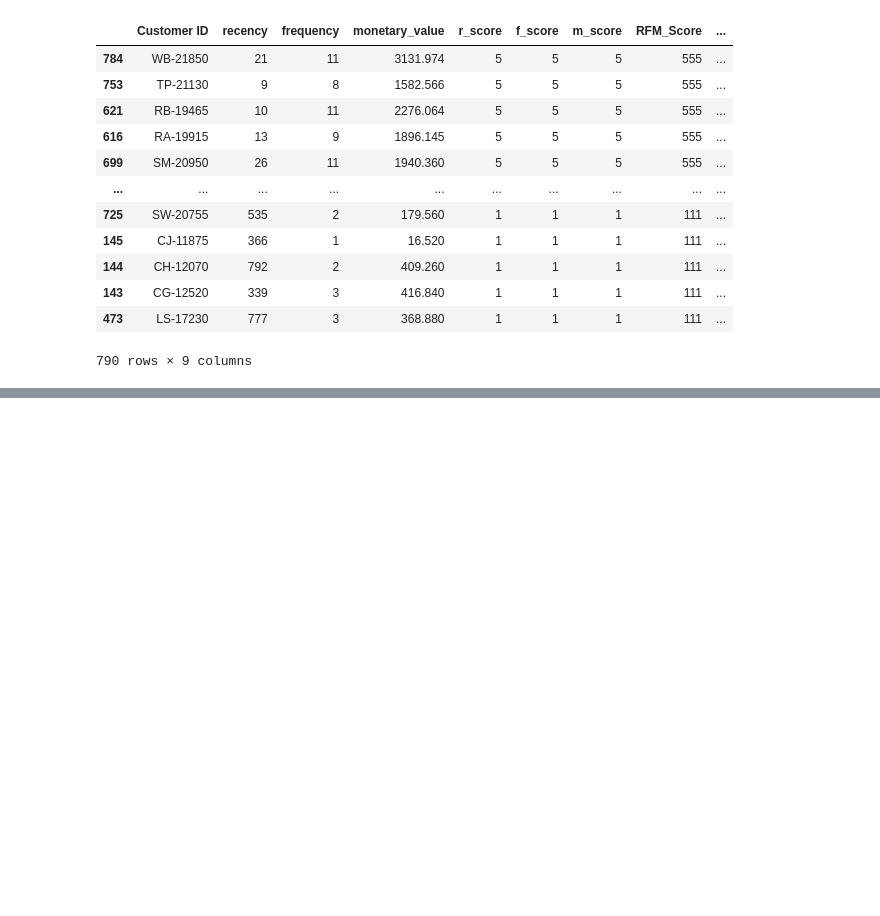
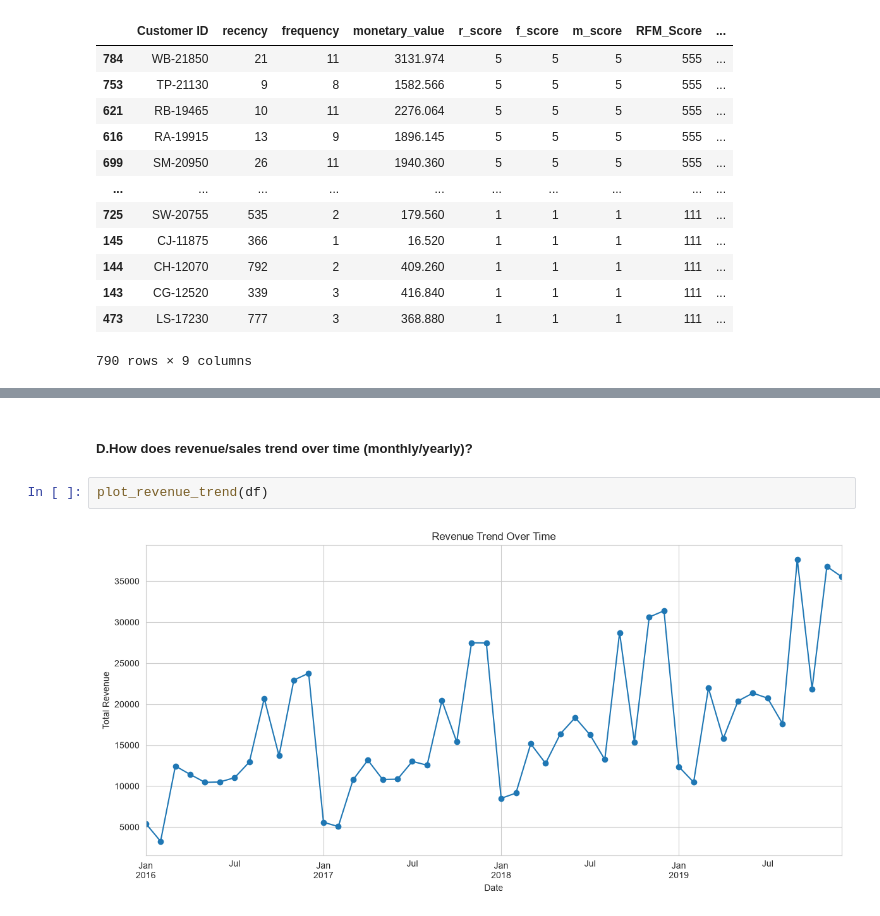
Before and after one commit to Taqey/Mini-Project-One, a Jupyter notebook: SuperStore.ipynb, the cells around one changed output, grey strips where cells are left out. Cells and saved outputs as stored; diff of their text form; blank space fills up the shorter version.

```diff
--- a/SuperStore.ipynb
+++ b/SuperStore.ipynb
@@ -88,0 +294,6 @@ plt.show()
+# %% [markdown]
+##### D.How does revenue/sales trend over time (monthly/yearly)?
+# %%
+plot_revenue_trend(df)
+# %% [output]
+[figure, added]
```
Also changed, not shown: parts of 33 cells of this notebook, 3 other files.
